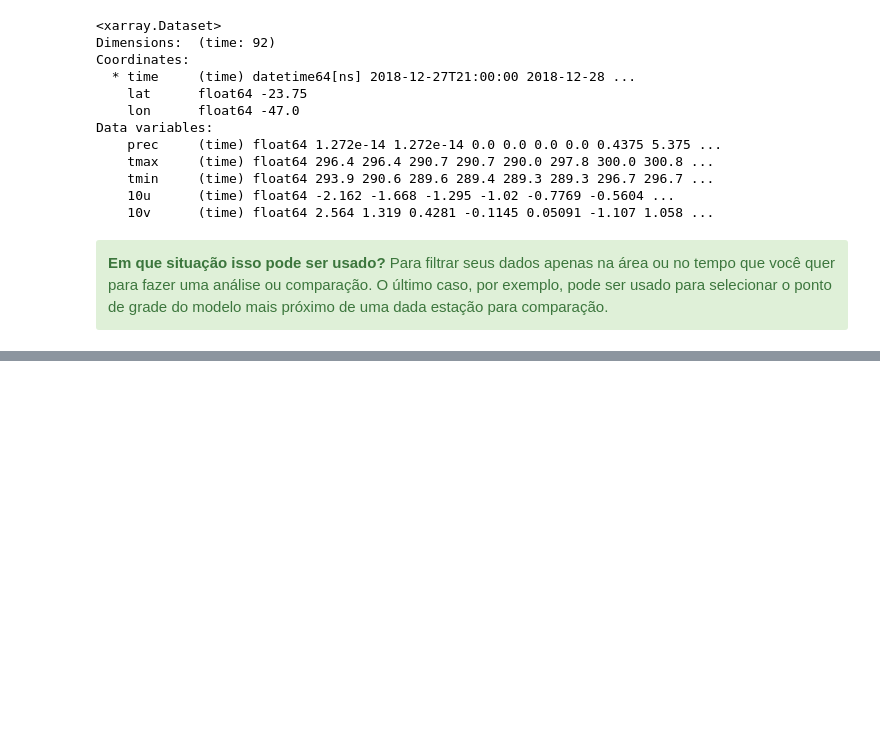
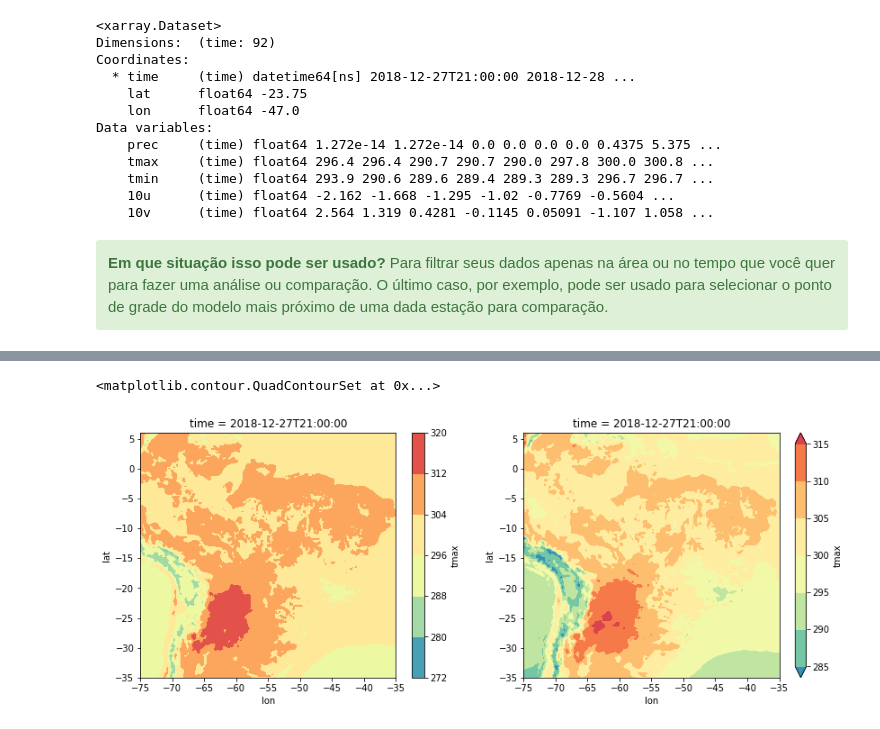
Before and after one commit to rafaelcabreu/PythonTutorial, a Jupyter notebook: 04_xarray_cartopy.ipynb, the cells around one changed output, grey strips where cells are left out. Drawn from its saved outputs; the diff is of its cells as text; code cells hidden in the pictures; blank space fills up the shorter version.

```diff
--- a/04_xarray_cartopy.ipynb
+++ b/04_xarray_cartopy.ipynb
@@ -260,0 +411,8 @@ Data variables:
+# %%
+fig, [ax1, ax2] = plt.subplots(1, 2, figsize=(14,5))
+
+ds['tmax'].isel(time=0).plot.contourf(ax=ax1, cmap='Spectral_r')
+ds['tmax'].isel(time=0).plot.contourf(ax=ax2, cmap='Spectral_r', robust=True)
+# %% [output]
+<matplotlib.contour.QuadContourSet at 0x...>
+[figure, added]
```
Also changed, not shown: parts of 41 cells of this notebook, 8 other files.
